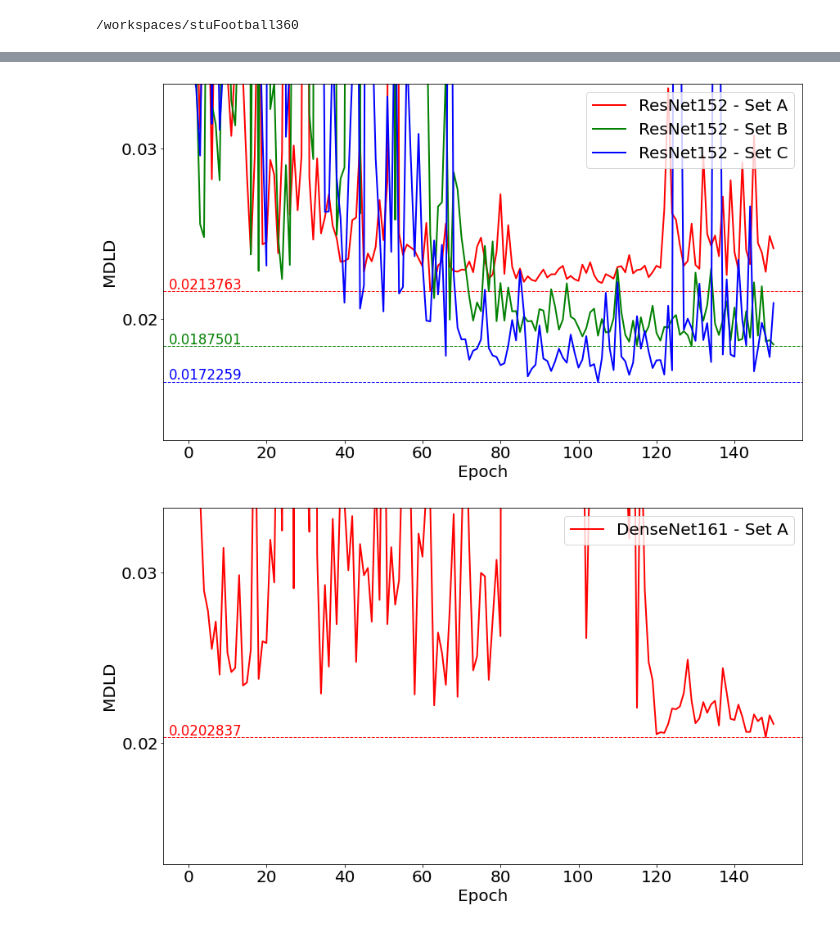
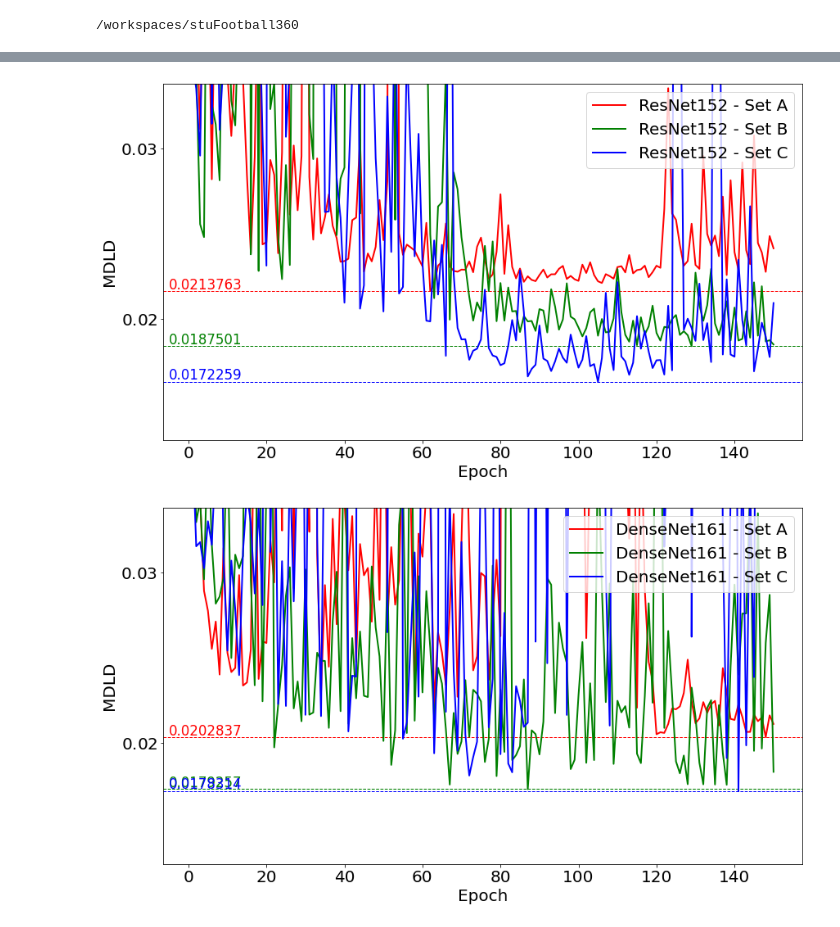
Before and after one commit to IgorJanos/stuFootball360, a Jupyter notebook: notebooks/makeGraphs.ipynb, the cells around one changed output, grey strips where cells are left out. Saved outputs shown, nothing was run; the diff lists cells and outputs as text; code cells hidden in the pictures.

Commit message:
Densenet graphs

```diff
--- a/notebooks/makeGraphs.ipynb
+++ b/notebooks/makeGraphs.ipynb
@@ -50,7 +50,7 @@ def drawGraphs(data, modelType, setnames, metric):
 sets = [
     "seta-efficientnetb5", "setb-efficientnetb5", "setc-efficientnetb5",
     "seta-resnet152", "setb-resnet152", "setc-resnet152",
-    "seta-densenet161" #, "setb-resnet152", "setc-resnet152",
+    "seta-densenet161", "setb-densenet161", "setc-densenet161",
 ]
 data = loadResults("data/results", sets)
 
@@ -70,8 +70,8 @@ drawGraphs(data, "resnet152",
 )
 drawGraphs(data, "densenet161",
     [   ("a", "DenseNet161 - Set A", "r"),
-        #("b", "ResNet152 - Set B", "g"),
-        #("c", "ResNet152 - Set C", "b")
+        ("b", "DenseNet161 - Set B", "g"),
+        ("c", "DenseNet161 - Set C", "b")
     ],
     "mdldV"
 )
@@ -80,2 +80,2 @@ drawGraphs(data, "densenet161",
 [figure]
-[figure, old version]
+[figure, new version]
```
Also changed, not shown: parts of 1 cell of this notebook.
